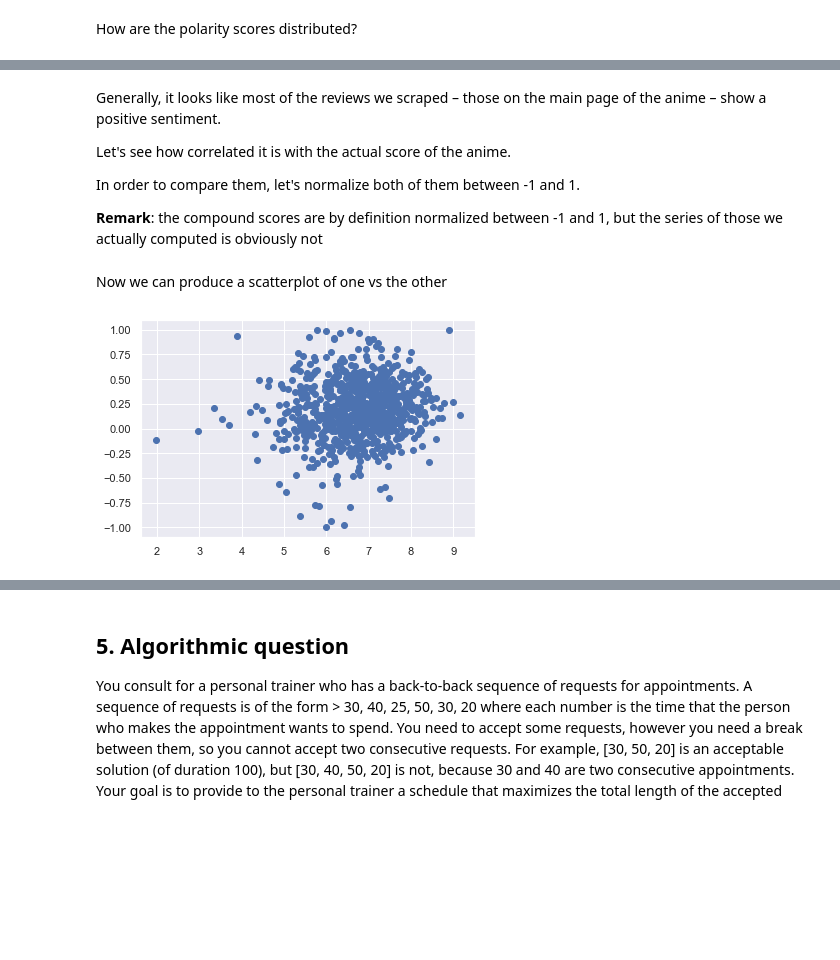
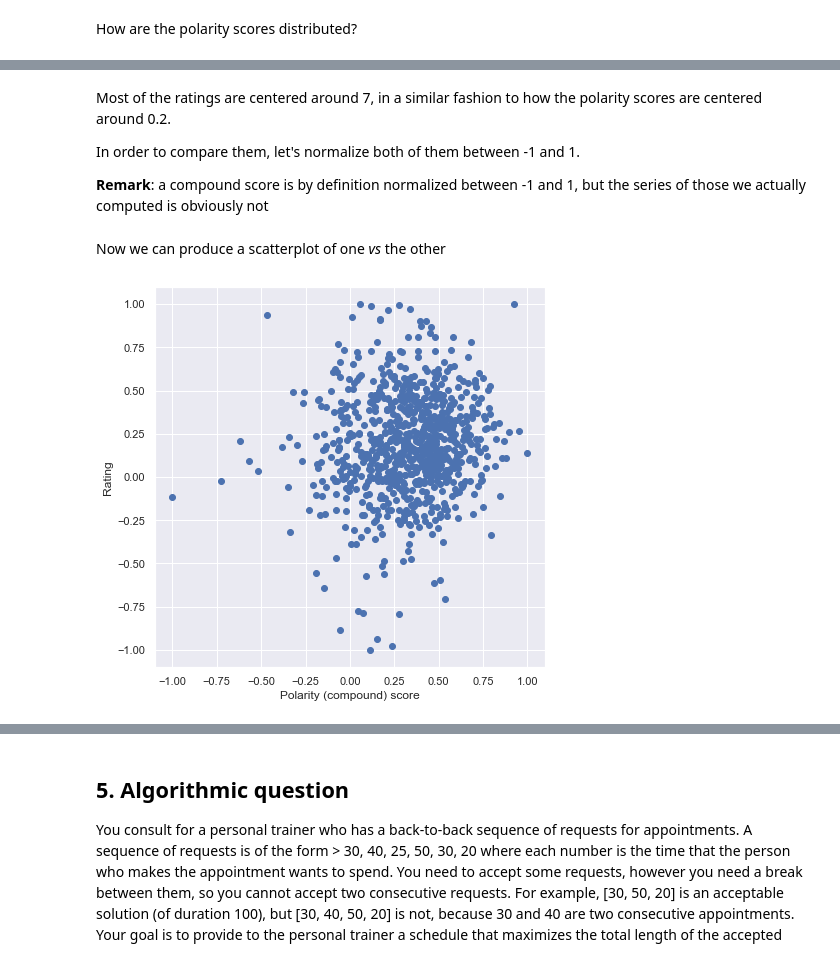
Before and after one commit to AlessandroPecchini/ADM-HW3, a Jupyter notebook: code/main.ipynb, the cells around one changed output, grey strips where cells are left out. Cells and saved outputs as stored; diff of their text form; code cells hidden in the pictures; blank space fills up the shorter version.

```diff
--- a/code/main.ipynb
+++ b/code/main.ipynb
@@ -728,0 +733,3 @@ Name: polarity_score, dtype: float64
+# %%
+df_sent['sentiment'] = df_sent.apply(lambda row: sent_analysis.sent_of_anime(row['polarity_score']),
+                                     axis = "columns")
@@ -728,0 +738,7 @@ Name: polarity_score, dtype: float64
+# %%
+plt.rcParams['figure.figsize'] = (7,7)
+plt.title("Overall Sentiment", fontsize = 20)
+sent_analysis.sent_pie_chart(plt, df_sent['sentiment']).show()
+
+print("Number of animes classified with the")
+df_sent.groupby('sentiment').size()
@@ -729,18 +780,18 @@ Name: polarity_score, dtype: float64
 # %% [markdown]
-Generally, it looks like most of the reviews we scraped – those on the main page of the anime – show a positive sentiment.
-
-Let's see how correlated it is with the actual score of the anime.
+Most of the ratings are centered around 7, in a similar fashion to how the polarity scores are centered around 0.2.
 
 In order to compare them, let's normalize both of them between -1 and 1.
 
-**Remark**: the compound scores are by definition normalized between -1 and 1, but the series of those we actually computed is obviously not
+**Remark**: a compound score is by definition normalized between -1 and 1, but the series of those we actually computed is obviously not
 # %%
 pol_score = sent_analysis.norm_col(df_sent['polarity_score'], -1, 1)
 anime_score = sent_analysis.norm_col(df_sent['score'], -1, 1)
 # %% [markdown]
-Now we can produce a scatterplot of one vs the other
+Now we can produce a scatterplot of one *vs* the other
 # %%
-plt.scatter(df_sent['score'], pol_score)
+plt.scatter(anime_score, pol_score)
+plt.xlabel("Polarity (compound) score")
+plt.ylabel("Rating")
 plt.show()
 # %% [output]
-[figure, old version]
+[figure, new version]
```
Also changed, not shown: parts of 25 cells of this notebook, 2 other files.
